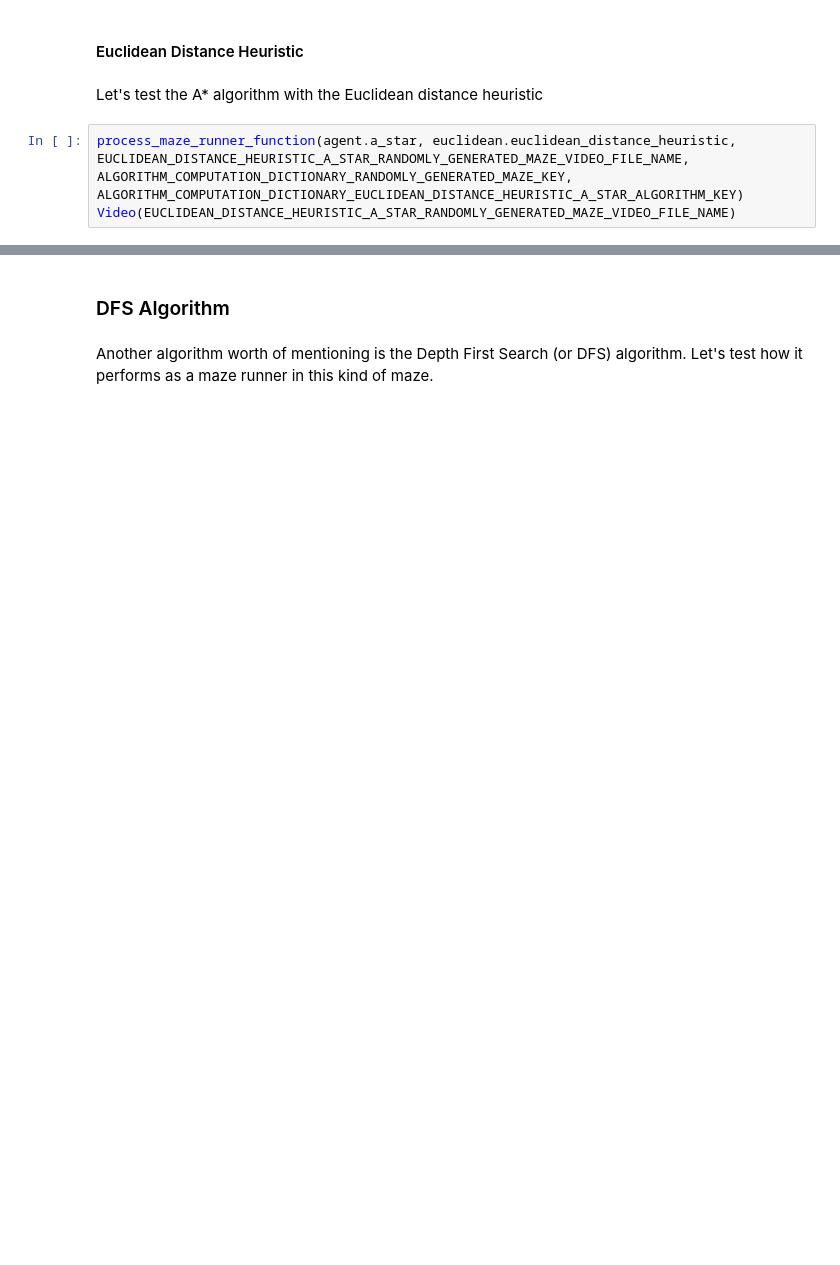
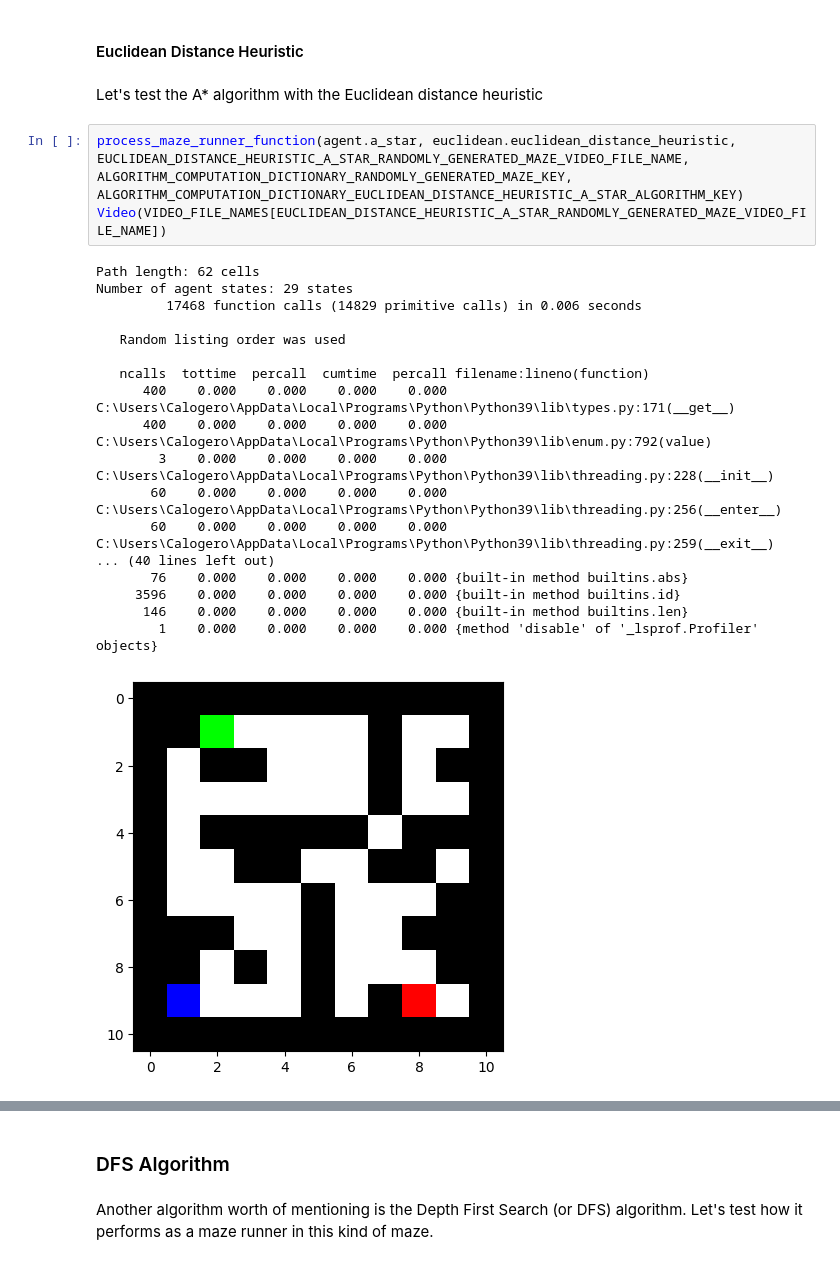
Before and after one commit to CarlinoCalogero/univaq-ase-caianiello-ai-assignments, a Jupyter notebook: assignment_1/code/notebook.ipynb, the cells around one changed output, grey strips where cells are left out. Saved outputs shown, nothing was run; the diff lists cells and outputs as text; blank space fills up the shorter version.

```diff
--- a/assignment_1/code/notebook.ipynb
+++ b/assignment_1/code/notebook.ipynb
@@ -230,4 +304,23 @@ Video(VIDEO_FILE_NAMES[MANHATTAN_DISTANCE_HEURISTIC_A_STAR_RANDOMLY_GENERATED_MA
 Let's test the A* algorithm with the Euclidean distance heuristic
 # %%
 process_maze_runner_function(agent.a_star, euclidean.euclidean_distance_heuristic, EUCLIDEAN_DISTANCE_HEURISTIC_A_STAR_RANDOMLY_GENERATED_MAZE_VIDEO_FILE_NAME, ALGORITHM_COMPUTATION_DICTIONARY_RANDOMLY_GENERATED_MAZE_KEY, ALGORITHM_COMPUTATION_DICTIONARY_EUCLIDEAN_DISTANCE_HEURISTIC_A_STAR_ALGORITHM_KEY)
-Video(EUCLIDEAN_DISTANCE_HEURISTIC_A_STAR_RANDOMLY_GENERATED_MAZE_VIDEO_FILE_NAME)
+Video(VIDEO_FILE_NAMES[EUCLIDEAN_DISTANCE_HEURISTIC_A_STAR_RANDOMLY_GENERATED_MAZE_VIDEO_FILE_NAME])
+# %% [output]
+Path length: 62 cells
+Number of agent states: 29 states
+         17468 function calls (14829 primitive calls) in 0.006 seconds
+
+   Random listing order was used
+
+   ncalls  tottime  percall  cumtime  percall filename:lineno(function)
+      400    0.000    0.000    0.000    0.000 C:\Users\Calogero\AppData\Local\Programs\Python\Python39\lib\types.py:171(__get__)
+      400    0.000    0.000    0.000    0.000 C:\Users\Calogero\AppData\Local\Programs\Python\Python39\lib\enum.py:792(value)
+        3    0.000    0.000    0.000    0.000 C:\Users\Calogero\AppData\Local\Programs\Python\Python39\lib\threading.py:228(__init__)
+       60    0.000    0.000    0.000    0.000 C:\Users\Calogero\AppData\Local\Programs\Python\Python39\lib\threading.py:256(__enter__)
+       60    0.000    0.000    0.000    0.000 C:\Users\Calogero\AppData\Local\Programs\Python\Python39\lib\threading.py:259(__exit__)
+... (40 lines left out)
+       76    0.000    0.000    0.000    0.000 {built-in method builtins.abs}
+     3596    0.000    0.000    0.000    0.000 {built-in method builtins.id}
+      146    0.000    0.000    0.000    0.000 {built-in method builtins.len}
+        1    0.000    0.000    0.000    0.000 {method 'disable' of '_lsprof.Profiler' objects}
+[figure, added]
```
Also changed, not shown: parts of 32 cells of this notebook.
